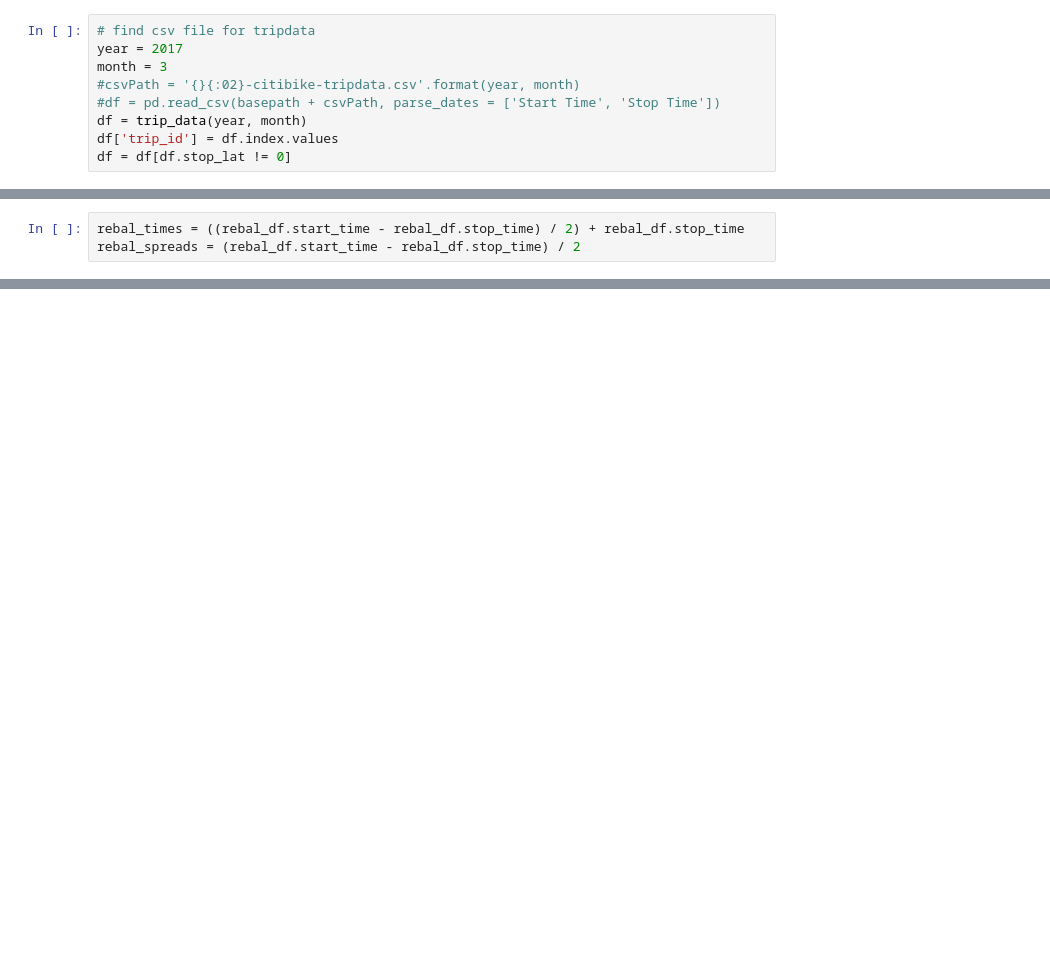
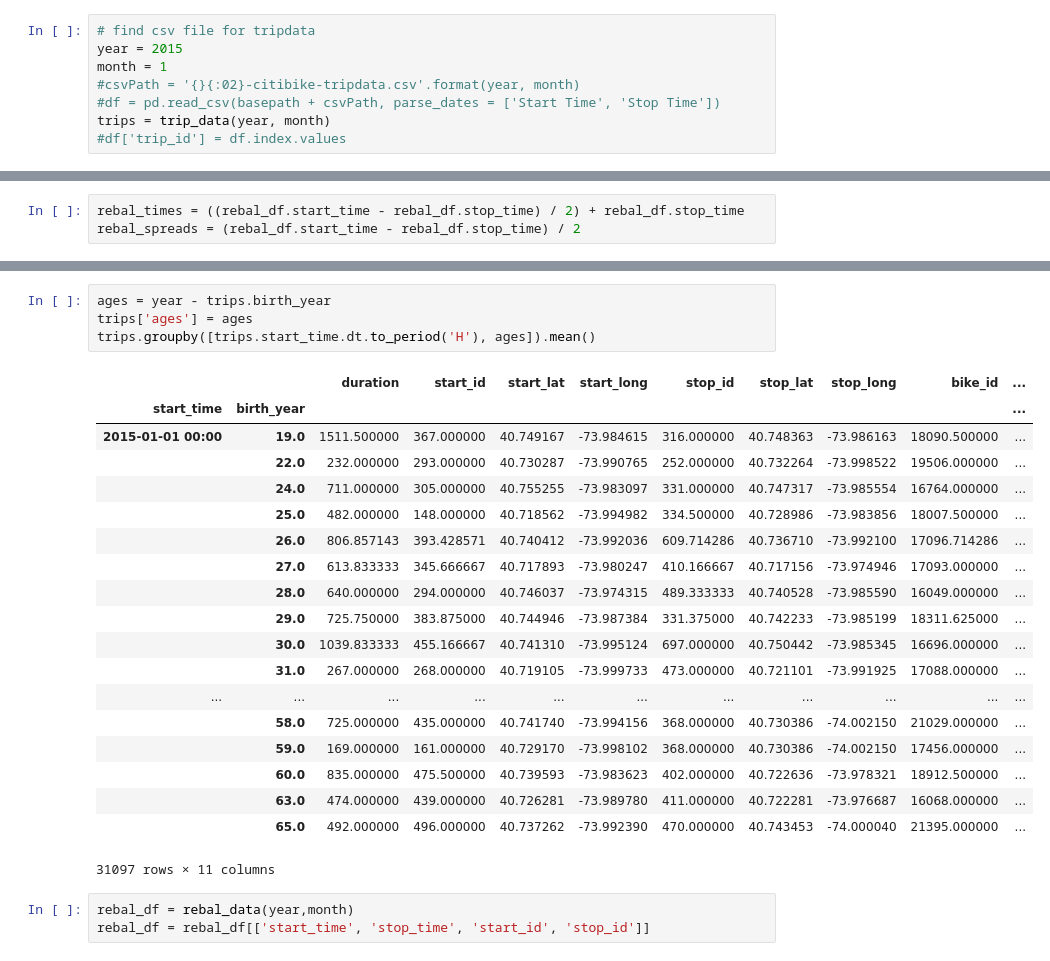
Before and after one commit to djevans071/Rebalancing-Citibike, a Jupyter notebook: Rebalancing.ipynb, the cells around one changed output, grey strips where cells are left out. Drawn from its saved outputs; the diff is of its cells as text; blank space fills up the shorter version.

```diff
--- a/Rebalancing.ipynb
+++ b/Rebalancing.ipynb
@@ -10,10 +11,9 @@ from workflow.data import *
 Populating the interactive namespace from numpy and matplotlib
 # %%
 # find csv file for tripdata
-year = 2017
-month = 3
+year = 2015
+month = 1
 #csvPath = '{}{:02}-citibike-tripdata.csv'.format(year, month)
 #df = pd.read_csv(basepath + csvPath, parse_dates = ['Start Time', 'Stop Time'])
-df = trip_data(year, month)
-df['trip_id'] = df.index.values
-df = df[df.stop_lat != 0]
+trips = trip_data(year, month)
+#df['trip_id'] = df.index.values
@@ -293,0 +149,27 @@ find_rebal_events(df)
+# %%
+ages = year - trips.birth_year
+trips['ages'] = ages
+trips.groupby([trips.start_time.dt.to_period('H'), ages]).mean()
+# %% [output]
+|  |  | duration | start_id | start_lat | start_long | stop_id | stop_lat | stop_long | bike_id | ... |
+| start_time | birth_year |  |  |  |  |  |  |  |  | ... |
+| 2015-01-01 00:00 | 19.0 | 1511.500000 | 367.000000 | 40.749167 | -73.984615 | 316.000000 | 40.748363 | -73.986163 | 18090.500000 | ... |
+|  | 22.0 | 232.000000 | 293.000000 | 40.730287 | -73.990765 | 252.000000 | 40.732264 | -73.998522 | 19506.000000 | ... |
+|  | 24.0 | 711.000000 | 305.000000 | 40.755255 | -73.983097 | 331.000000 | 40.747317 | -73.985554 | 16764.000000 | ... |
+|  | 25.0 | 482.000000 | 148.000000 | 40.718562 | -73.994982 | 334.500000 | 40.728986 | -73.983856 | 18007.500000 | ... |
+|  | 26.0 | 806.857143 | 393.428571 | 40.740412 | -73.992036 | 609.714286 | 40.736710 | -73.992100 | 17096.714286 | ... |
+|  | 27.0 | 613.833333 | 345.666667 | 40.717893 | -73.980247 | 410.166667 | 40.717156 | -73.974946 | 17093.000000 | ... |
+|  | 28.0 | 640.000000 | 294.000000 | 40.746037 | -73.974315 | 489.333333 | 40.740528 | -73.985590 | 16049.000000 | ... |
+|  | 29.0 | 725.750000 | 383.875000 | 40.744946 | -73.987384 | 331.375000 | 40.742233 | -73.985199 | 18311.625000 | ... |
+|  | 30.0 | 1039.833333 | 455.166667 | 40.741310 | -73.995124 | 697.000000 | 40.750442 | -73.985345 | 16696.000000 | ... |
+|  | 31.0 | 267.000000 | 268.000000 | 40.719105 | -73.999733 | 473.000000 | 40.721101 | -73.991925 | 17088.000000 | ... |
+| ... | ... | ... | ... | ... | ... | ... | ... | ... | ... | ... |
+|  | 58.0 | 725.000000 | 435.000000 | 40.741740 | -73.994156 | 368.000000 | 40.730386 | -74.002150 | 21029.000000 | ... |
+|  | 59.0 | 169.000000 | 161.000000 | 40.729170 | -73.998102 | 368.000000 | 40.730386 | -74.002150 | 17456.000000 | ... |
+|  | 60.0 | 835.000000 | 475.500000 | 40.739593 | -73.983623 | 402.000000 | 40.722636 | -73.978321 | 18912.500000 | ... |
+|  | 63.0 | 474.000000 | 439.000000 | 40.726281 | -73.989780 | 411.000000 | 40.722281 | -73.976687 | 16068.000000 | ... |
+|  | 65.0 | 492.000000 | 496.000000 | 40.737262 | -73.992390 | 470.000000 | 40.743453 | -74.000040 | 21395.000000 | ... |
+31097 rows × 11 columns
+# %%
+rebal_df = rebal_data(year,month)
+rebal_df = rebal_df[['start_time', 'stop_time', 'start_id', 'stop_id']]
```
Also changed, not shown: parts of 63 cells of this notebook, 4 other files.
